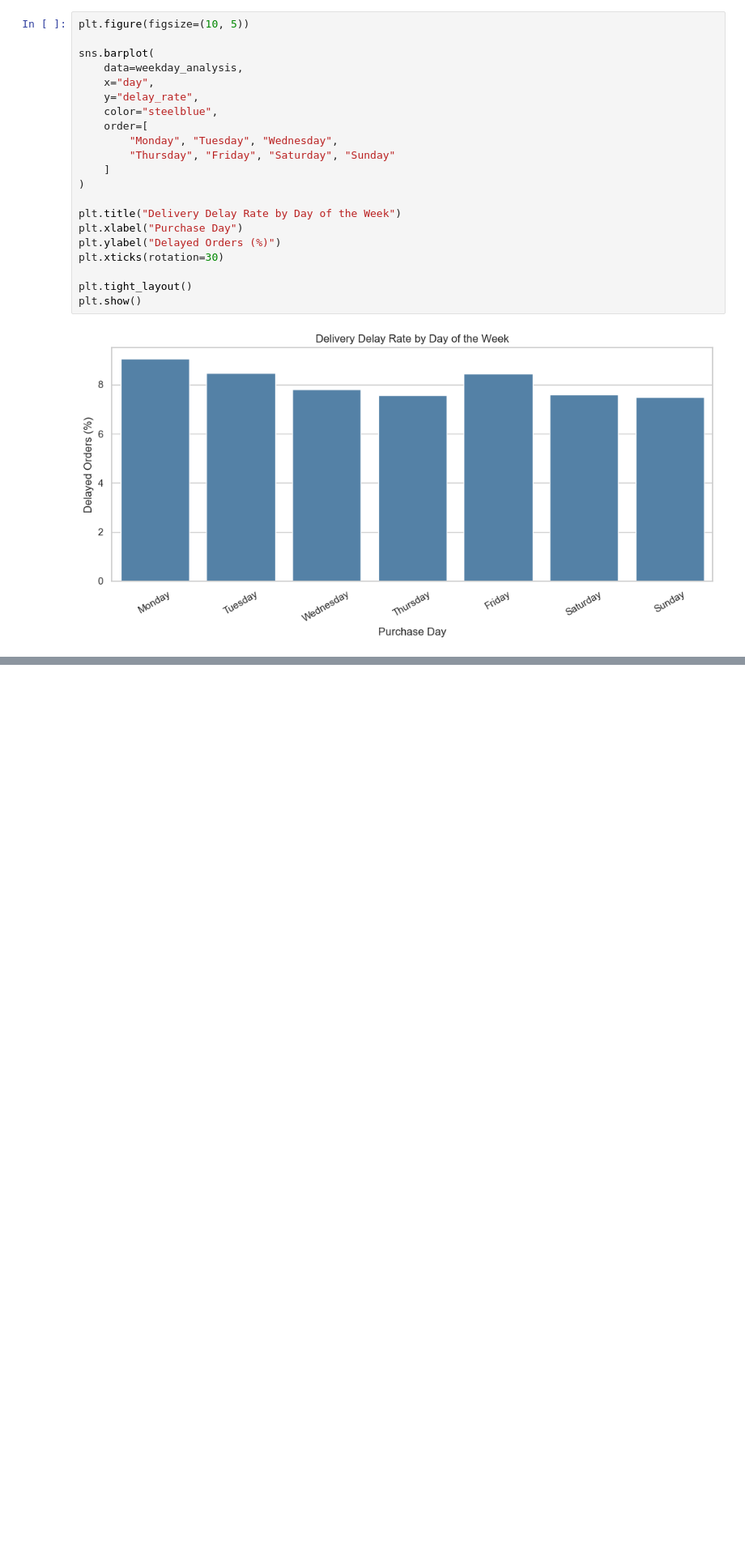
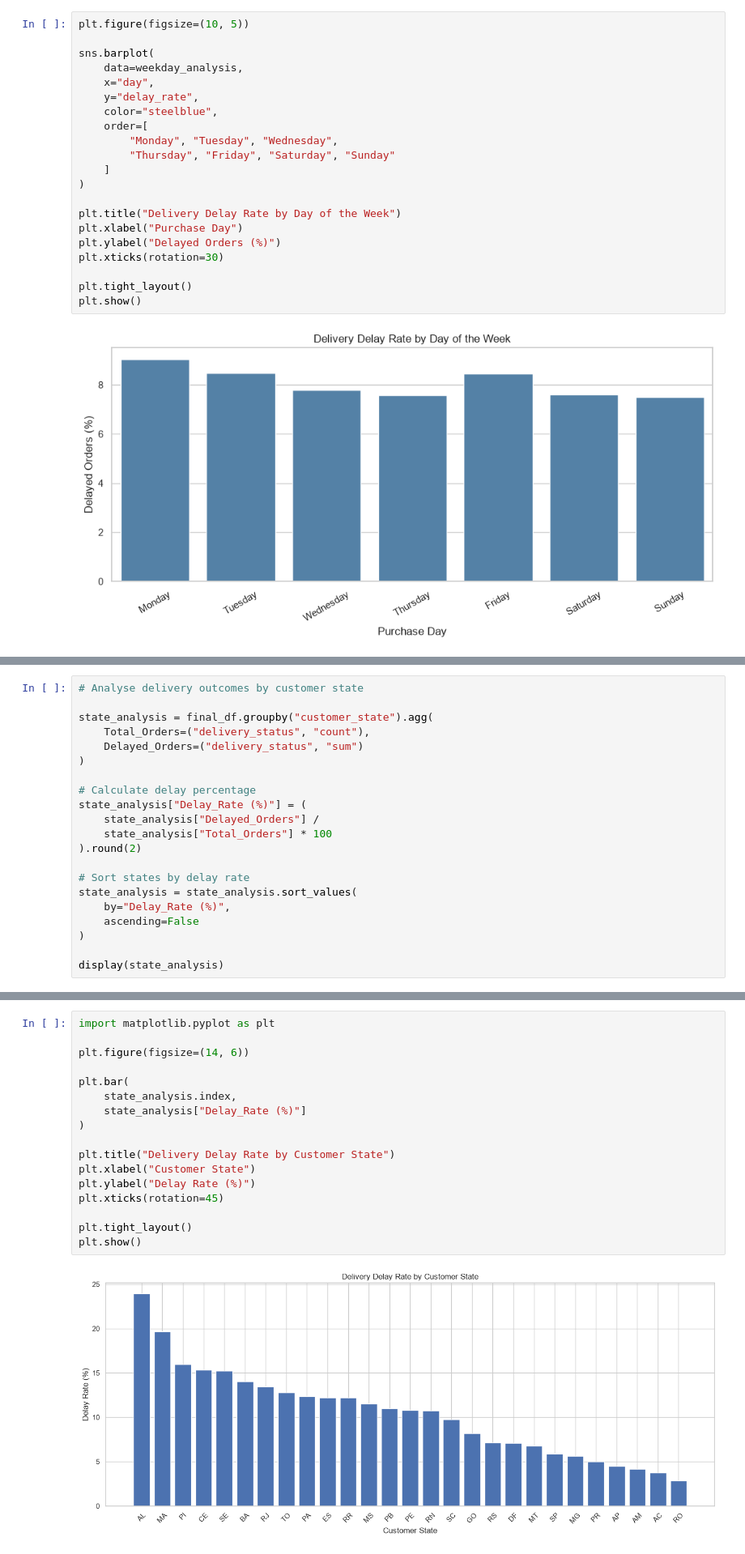
Before and after one commit to Given-Kangwa/Prediction_of_E-Commerce-Delivary_delays, a Jupyter notebook: data_exploration.ipynb, the cells around one changed output, grey strips where cells are left out. Shown at 81% size. Cells and saved outputs as stored; diff of their text form; blank space fills up the shorter version.

```diff
--- a/data_exploration.ipynb
+++ b/data_exploration.ipynb
@@ -715,0 +1296,21 @@ plt.show()
+# %%
+# Analyse delivery outcomes by customer state
+
+state_analysis = final_df.groupby("customer_state").agg(
+    Total_Orders=("delivery_status", "count"),
+    Delayed_Orders=("delivery_status", "sum")
+)
+
+# Calculate delay percentage
+state_analysis["Delay_Rate (%)"] = (
+    state_analysis["Delayed_Orders"] /
+    state_analysis["Total_Orders"] * 100
+).round(2)
+
+# Sort states by delay rate
+state_analysis = state_analysis.sort_values(
+    by="Delay_Rate (%)",
+    ascending=False
+)
+
+display(state_analysis)
@@ -715,0 +1336,19 @@ plt.show()
+# %%
+import matplotlib.pyplot as plt
+
+plt.figure(figsize=(14, 6))
+
+plt.bar(
+    state_analysis.index,
+    state_analysis["Delay_Rate (%)"]
+)
+
+plt.title("Delivery Delay Rate by Customer State")
+plt.xlabel("Customer State")
+plt.ylabel("Delay Rate (%)")
+plt.xticks(rotation=45)
+
+plt.tight_layout()
+plt.show()
+# %% [output]
+[figure, added]
```
Also changed, not shown: parts of 87 cells of this notebook.
